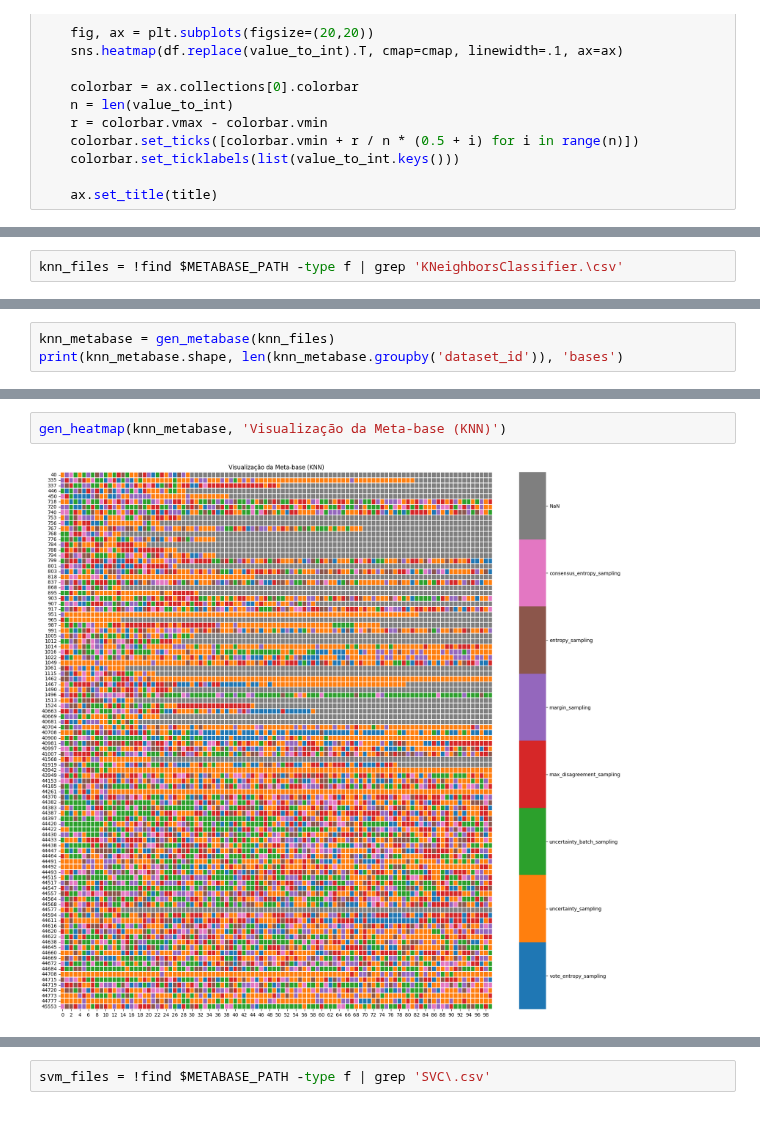
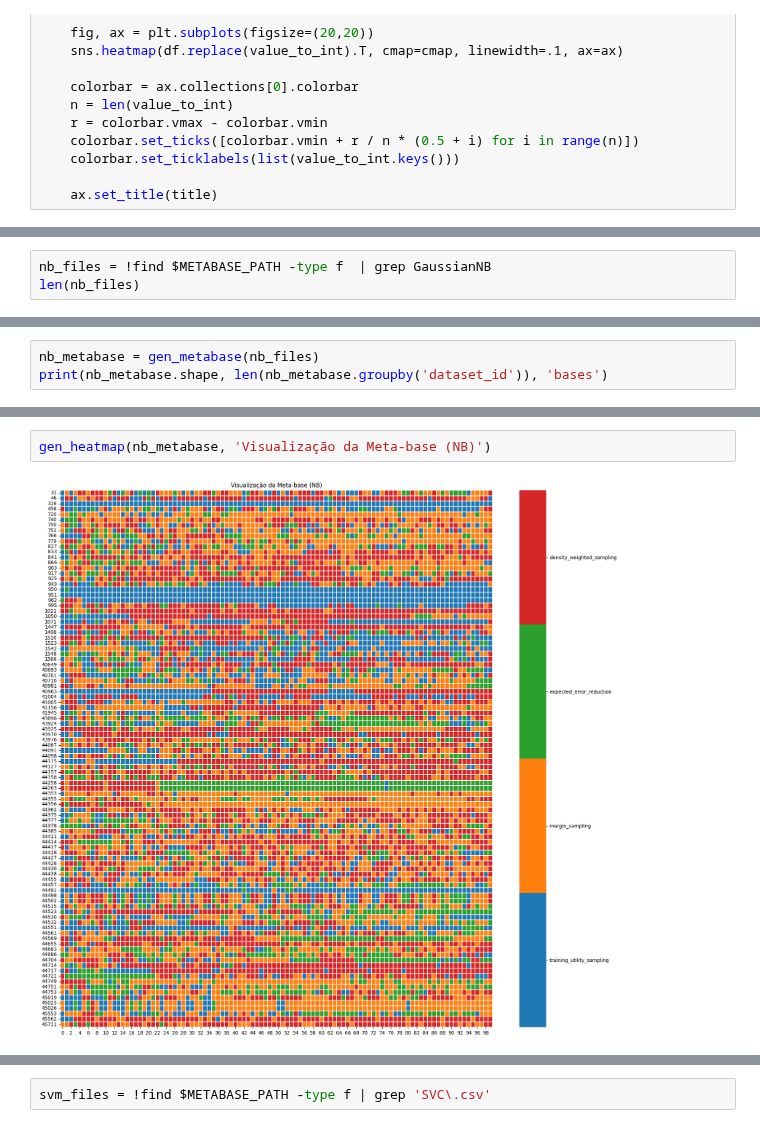
Before and after one commit to gscnogueira/meta-active-learning, a Jupyter notebook: notebooks/experiments/metabase_analysis.ipynb, the cells around one changed output, grey strips where cells are left out. Drawn from its saved outputs; the diff is of its cells as text.

```diff
--- a/notebooks/experiments/metabase_analysis.ipynb
+++ b/notebooks/experiments/metabase_analysis.ipynb
@@ -91,2 +91,3 @@ def counts_per_dataset(metabase):
 # %%
-knn_files = !find $METABASE_PATH -type f | grep 'KNeighborsClassifier.\csv'
+nb_files = !find $METABASE_PATH -type f  | grep GaussianNB
+len(nb_files)
@@ -93,4 +96,4 @@ knn_files = !find $METABASE_PATH -type f | grep 'KNeighborsClassifier.\csv'
 # %%
-knn_metabase = gen_metabase(knn_files)
-print(knn_metabase.shape, len(knn_metabase.groupby('dataset_id')), 'bases')
+nb_metabase = gen_metabase(nb_files)
+print(nb_metabase.shape, len(nb_metabase.groupby('dataset_id')), 'bases')
 # %% [output]
@@ -110,5 +113,5 @@ counts_per_dataset(knn_metabase).describe()
 # %%
-gen_heatmap(knn_metabase, 'Visualização da Meta-base (KNN)')
+gen_heatmap(nb_metabase, 'Visualização da Meta-base (NB)')
 # %% [output]
-[figure, old version]
+[figure, new version]
 # %%
```
Also changed, not shown: parts of 8 cells of this notebook.
